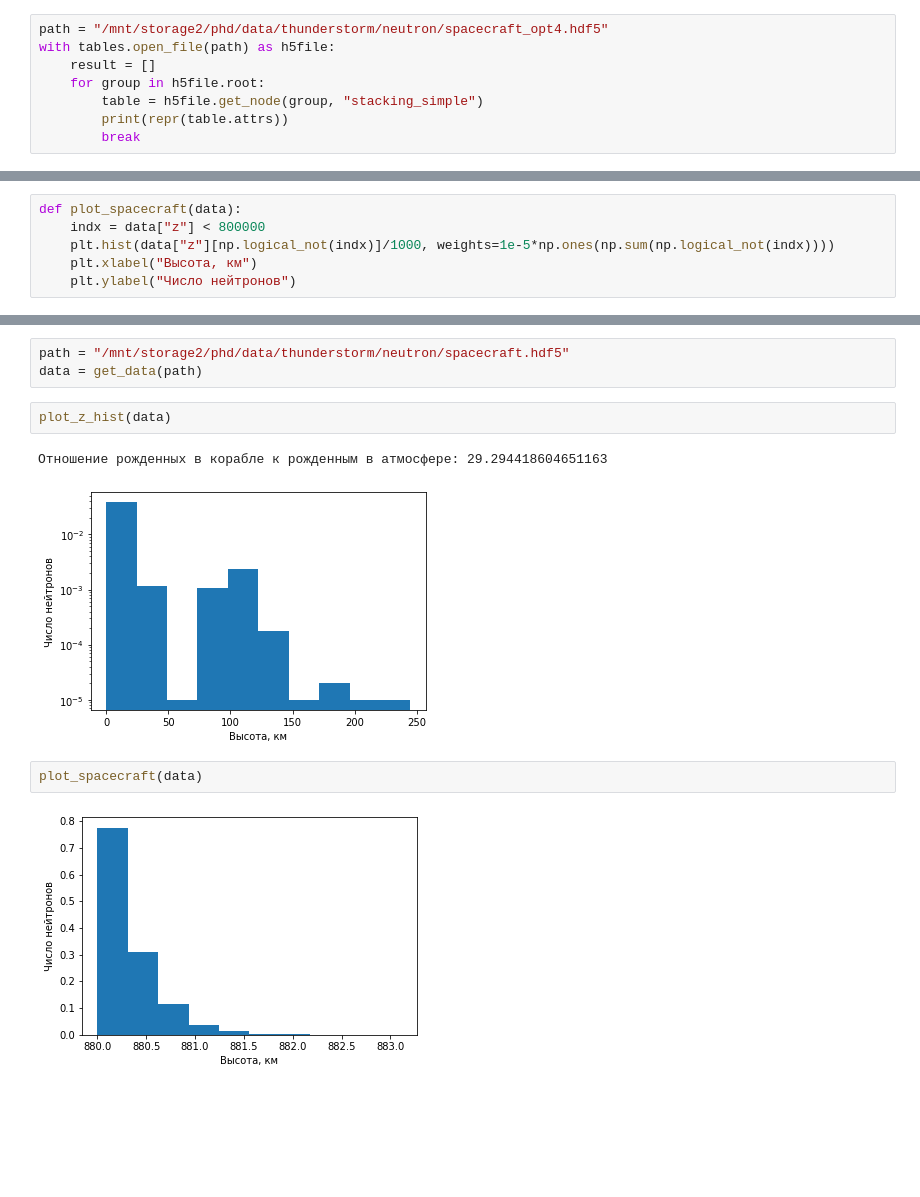
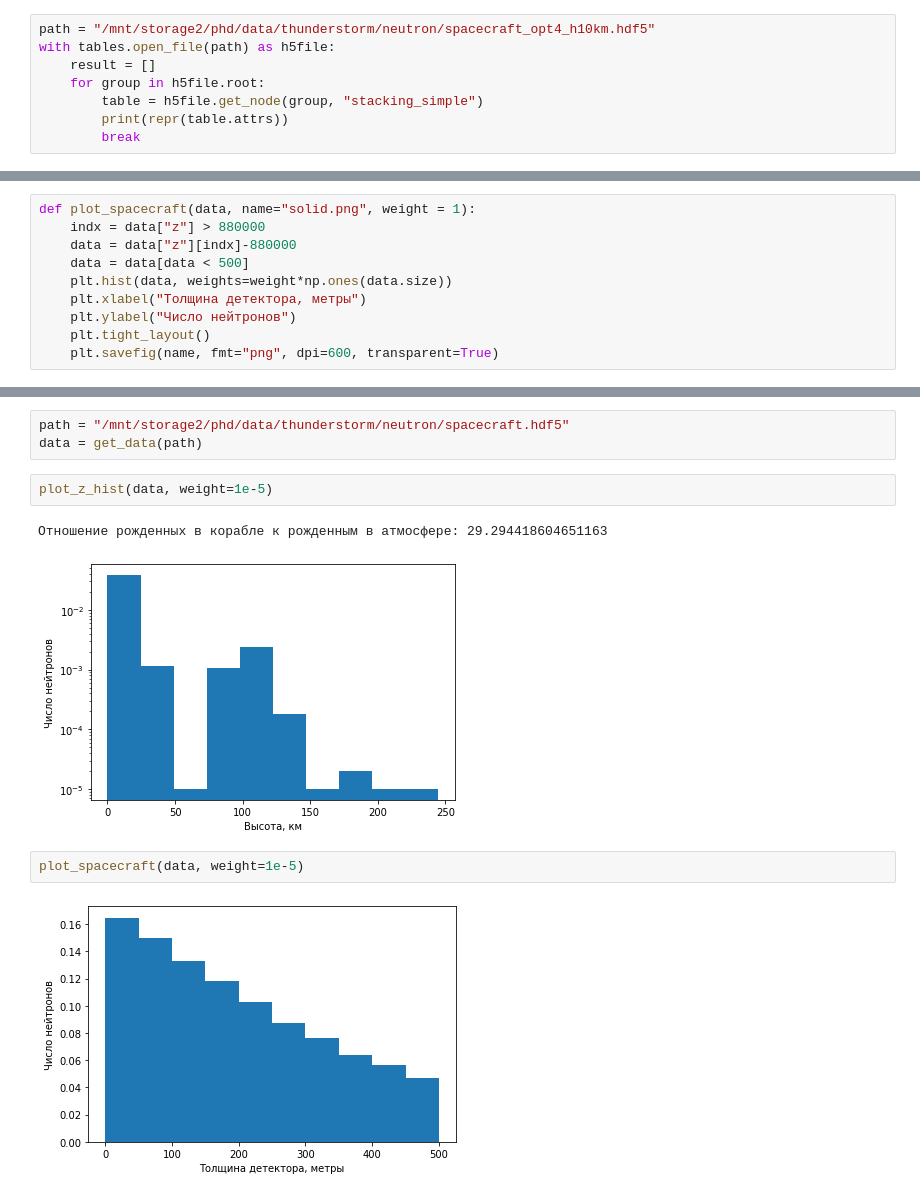
Before and after one commit to Zelenyy/phd-code, a Jupyter notebook: notebooks/22.NeutronCheebes.ipynb, the cells around one changed output, grey strips where cells are left out. Cells and saved outputs as stored; diff of their text form; blank space fills up the shorter version.

```diff
--- a/notebooks/22.NeutronCheebes.ipynb
+++ b/notebooks/22.NeutronCheebes.ipynb
@@ -8,7 +8,7 @@ import matplotlib as mpl
 path = "/mnt/storage2/phd/data/thunderstorm/neutron/spacecraft.hdf5"
 path = "/mnt/storage2/phd/data/thunderstorm/neutron/spacecraft_opt4.hdf5"
 # %%
-path = "/mnt/storage2/phd/data/thunderstorm/neutron/spacecraft_opt4.hdf5"
+path = "/mnt/storage2/phd/data/thunderstorm/neutron/spacecraft_opt4_h10km.hdf5"
 with tables.open_file(path) as h5file:
     result = []
     for group in h5file.root:
@@ -54,7 +55,11 @@ def plot_z_hist(data):
     print("Отношение рожденных в корабле к рожденным в атмосфере: {}".format(np.sum(np.logical_not(indx))/np.sum(indx)))
-# %%
-def plot_spacecraft(data):
-    indx = data["z"] < 800000
-    plt.hist(data["z"][np.logical_not(indx)]/1000, weights=1e-5*np.ones(np.sum(np.logical_not(indx))))
-    plt.xlabel("Высота, км")
-    plt.ylabel("Число нейтронов")
+# %%
+def plot_spacecraft(data, name="solid.png", weight = 1):
+    indx = data["z"] > 880000
+    data = data["z"][indx]-880000
+    data = data[data < 500]
+    plt.hist(data, weights=weight*np.ones(data.size))
+    plt.xlabel("Толщина детектора, метры")
+    plt.ylabel("Число нейтронов")
+    plt.tight_layout()
+    plt.savefig(name, fmt="png", dpi=600, transparent=True)
@@ -62,11 +82,11 @@ def plot_spacecraft(data):
 path = "/mnt/storage2/phd/data/thunderstorm/neutron/spacecraft.hdf5"
 data = get_data(path)
 # %%
-plot_z_hist(data)
+plot_z_hist(data, weight=1e-5)
 # %% [output]
 Отношение рожденных в корабле к рожденным в атмосфере: 29.294418604651163
-[figure, old version]
+[figure, new version]
 # %%
-plot_spacecraft(data)
+plot_spacecraft(data, weight=1e-5)
 # %% [output]
-[figure, old version]
+[figure, new version]
```
Also changed, not shown: parts of 9 cells of this notebook, 3 other files.
